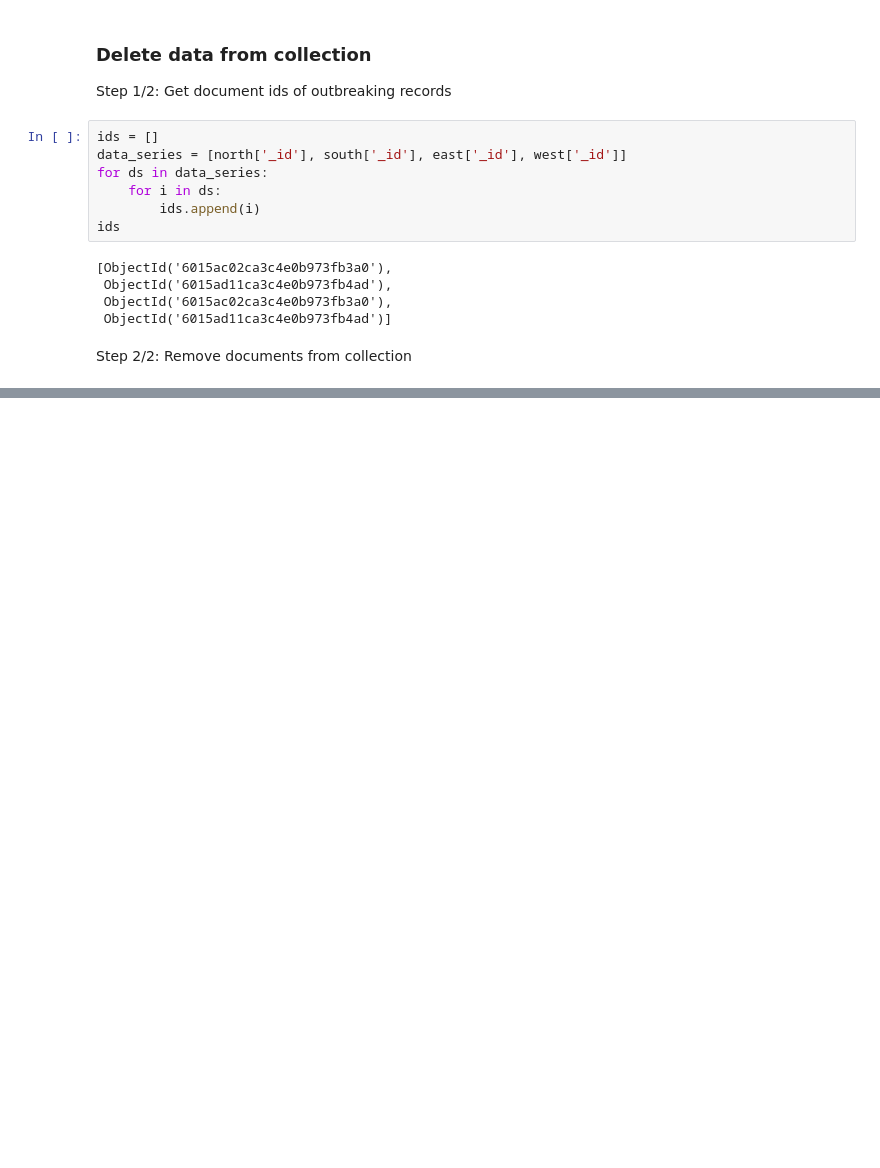
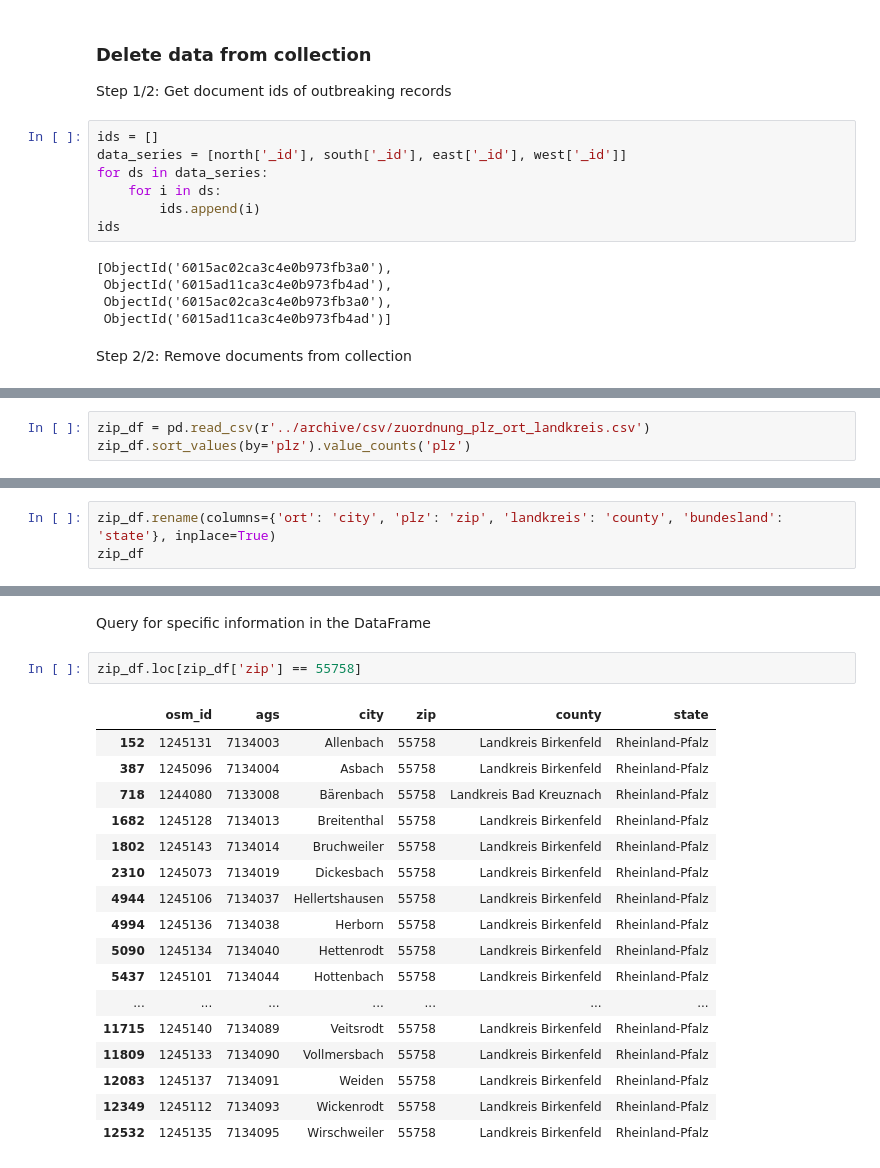
Before and after one commit to mayo-s/phonebookdiver, a Jupyter notebook: jupyter/phonebookdiver_notebook.ipynb, the cells around one changed output, grey strips where cells are left out. Cells and saved outputs as stored; diff of their text form; blank space fills up the shorter version.

```diff
--- a/jupyter/phonebookdiver_notebook.ipynb
+++ b/jupyter/phonebookdiver_notebook.ipynb
@@ -907,0 +911,3 @@ Documents successfully removed
+# %%
+zip_df = pd.read_csv(r'../archive/csv/zuordnung_plz_ort_landkreis.csv')
+zip_df.sort_values(by='plz').value_counts('plz')
@@ -907,0 +934,3 @@ Documents successfully removed
+# %%
+zip_df.rename(columns={'ort': 'city', 'plz': 'zip', 'landkreis': 'county', 'bundesland': 'state'}, inplace=True)
+zip_df
@@ -907,0 +970,22 @@ Documents successfully removed
+# %% [markdown]
+Query for specific information in the DataFrame
+# %%
+zip_df.loc[zip_df['zip'] == 55758]
+# %% [output]
+|  | osm_id | ags | city | zip | county | state |
+| 152 | 1245131 | 7134003 | Allenbach | 55758 | Landkreis Birkenfeld | Rheinland-Pfalz |
+| 387 | 1245096 | 7134004 | Asbach | 55758 | Landkreis Birkenfeld | Rheinland-Pfalz |
+| 718 | 1244080 | 7133008 | Bärenbach | 55758 | Landkreis Bad Kreuznach | Rheinland-Pfalz |
+| 1682 | 1245128 | 7134013 | Breitenthal | 55758 | Landkreis Birkenfeld | Rheinland-Pfalz |
+| 1802 | 1245143 | 7134014 | Bruchweiler | 55758 | Landkreis Birkenfeld | Rheinland-Pfalz |
+| 2310 | 1245073 | 7134019 | Dickesbach | 55758 | Landkreis Birkenfeld | Rheinland-Pfalz |
+| 4944 | 1245106 | 7134037 | Hellertshausen | 55758 | Landkreis Birkenfeld | Rheinland-Pfalz |
+| 4994 | 1245136 | 7134038 | Herborn | 55758 | Landkreis Birkenfeld | Rheinland-Pfalz |
+| 5090 | 1245134 | 7134040 | Hettenrodt | 55758 | Landkreis Birkenfeld | Rheinland-Pfalz |
+| 5437 | 1245101 | 7134044 | Hottenbach | 55758 | Landkreis Birkenfeld | Rheinland-Pfalz |
+| ... | ... | ... | ... | ... | ... | ... |
+| 11715 | 1245140 | 7134089 | Veitsrodt | 55758 | Landkreis Birkenfeld | Rheinland-Pfalz |
+| 11809 | 1245133 | 7134090 | Vollmersbach | 55758 | Landkreis Birkenfeld | Rheinland-Pfalz |
+| 12083 | 1245137 | 7134091 | Weiden | 55758 | Landkreis Birkenfeld | Rheinland-Pfalz |
+| 12349 | 1245112 | 7134093 | Wickenrodt | 55758 | Landkreis Birkenfeld | Rheinland-Pfalz |
+| 12532 | 1245135 | 7134095 | Wirschweiler | 55758 | Landkreis Birkenfeld | Rheinland-Pfalz |
```
Also changed, not shown: parts of 21 cells of this notebook.
